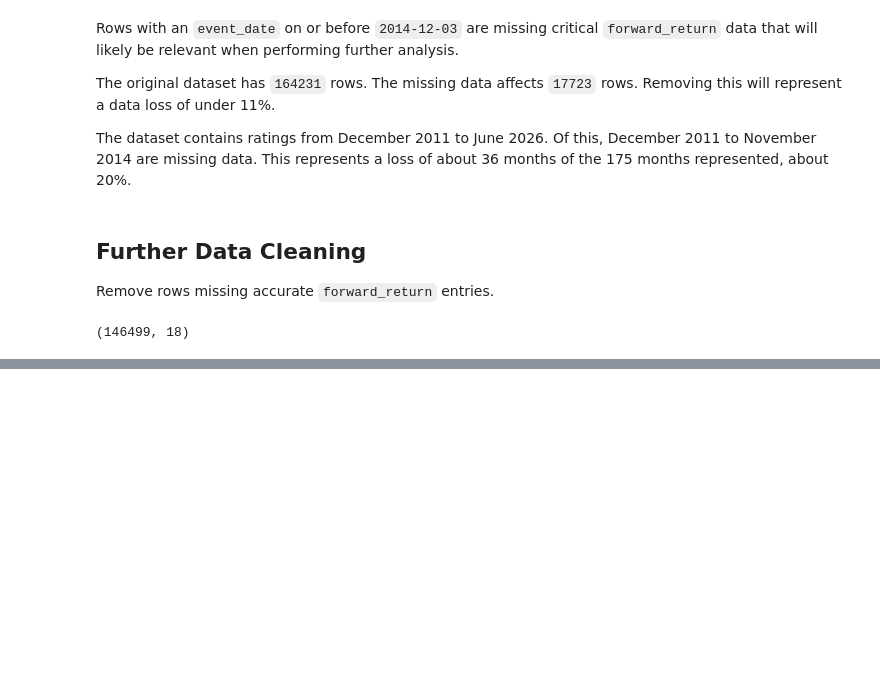
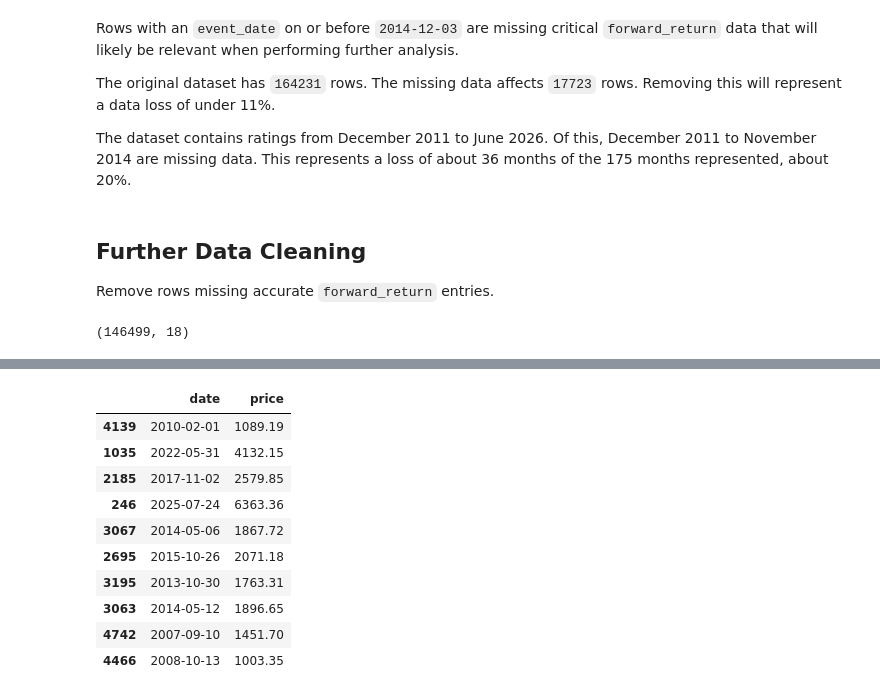
Before and after one commit to dkeate/WGU-BSDA-Capstone, a Jupyter notebook: eda/sp_500_eda.ipynb, the cells around one changed output, grey strips where cells are left out. Saved outputs shown, nothing was run; the diff lists cells and outputs as text; code cells hidden in the pictures; blank space fills up the shorter version.

```diff
--- a/eda/sp_500_eda.ipynb
+++ b/eda/sp_500_eda.ipynb
@@ -195,0 +226,21 @@ df.shape
+# %%
+with open("../data/sp_500_data.json") as file:
+    sp_500_data = json.load(file)
+
+sp_500_df = pd.DataFrame(sp_500_data)
+sp_500_df.drop(columns=['symbol', 'volume'], inplace=True)
+sp_500_df['date'] = pd.to_datetime(sp_500_df['date'], format='%Y-%m-%d')
+
+sp_500_df.sample(10)
+# %% [output]
+|  | date | price |
+| 4139 | 2010-02-01 | 1089.19 |
+| 1035 | 2022-05-31 | 4132.15 |
+| 2185 | 2017-11-02 | 2579.85 |
+| 246 | 2025-07-24 | 6363.36 |
+| 3067 | 2014-05-06 | 1867.72 |
+| 2695 | 2015-10-26 | 2071.18 |
+| 3195 | 2013-10-30 | 1763.31 |
+| 3063 | 2014-05-12 | 1896.65 |
+| 4742 | 2007-09-10 | 1451.70 |
+| 4466 | 2008-10-13 | 1003.35 |
```
Also changed, not shown: parts of 12 cells of this notebook, 6 other files.
